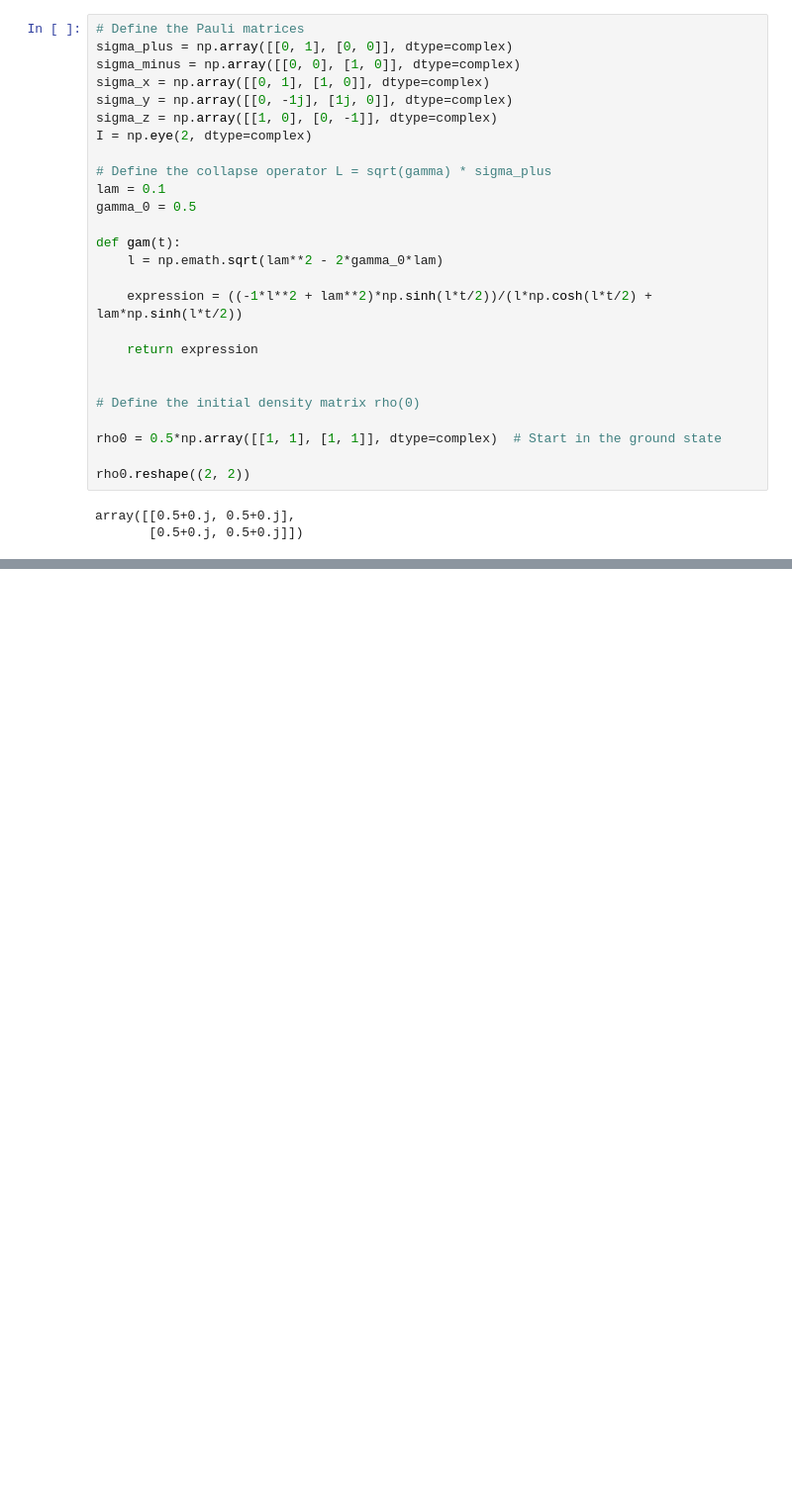
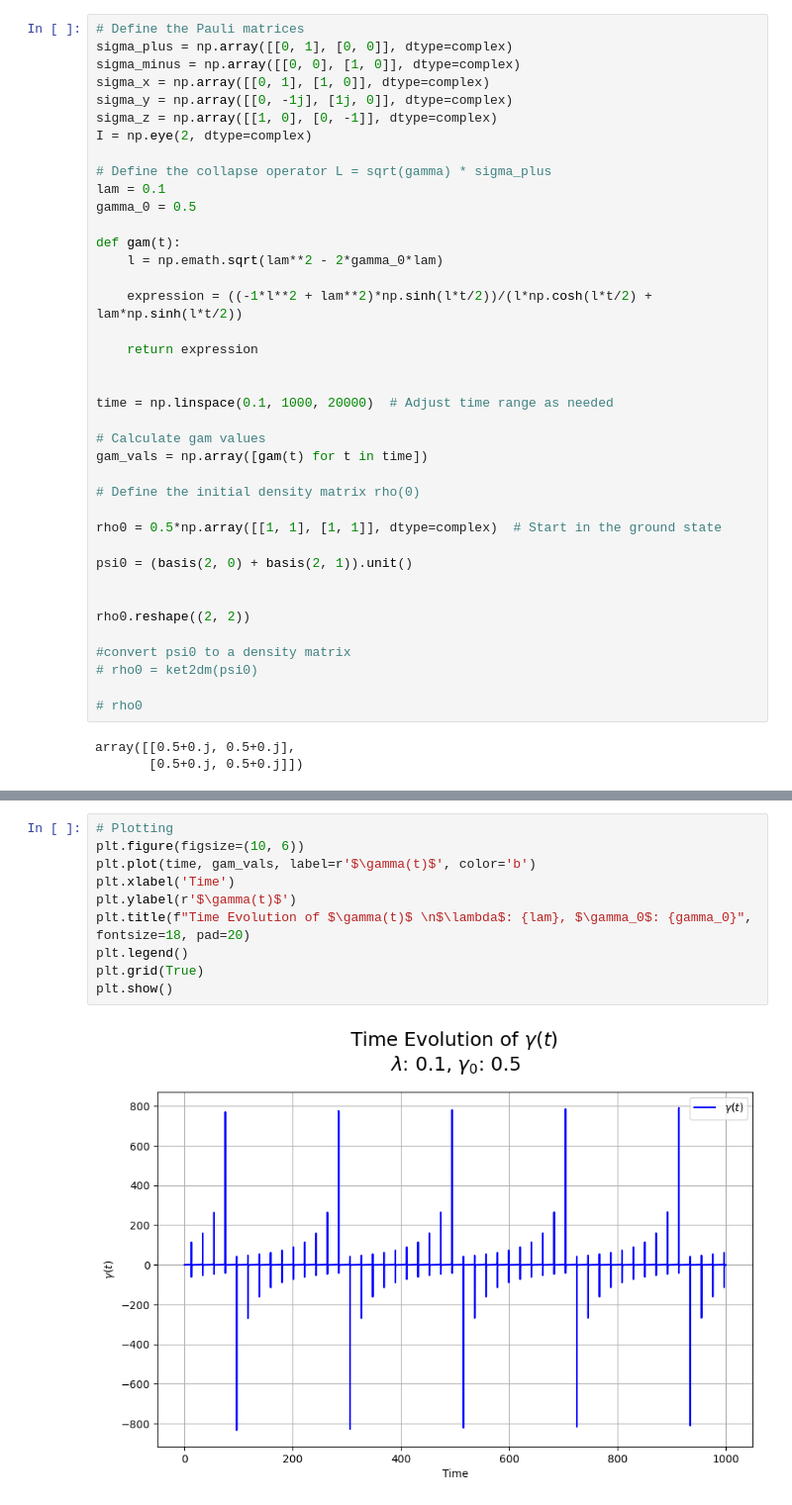
Before and after one commit to harishaseebat92/Non-Markovian-Solver, a Jupyter notebook: Notebooks/Non-Markovian Solvers/odeintw.ipynb, the cells around one changed output, grey strips where cells are left out. Shown: that part at 99% size. Drawn from its saved outputs; the diff is of its cells as text; blank space fills up the shorter version.

```diff
--- a/Notebooks/Non-Markovian Solvers/odeintw.ipynb
+++ b/Notebooks/Non-Markovian Solvers/odeintw.ipynb
@@ -19,11 +28,24 @@ def gam(t):
     return expression
 
 
+time = np.linspace(0.1, 1000, 20000)  # Adjust time range as needed
+
+# Calculate gam values
+gam_vals = np.array([gam(t) for t in time])
+
 # Define the initial density matrix rho(0)
 
 rho0 = 0.5*np.array([[1, 1], [1, 1]], dtype=complex)  # Start in the ground state
 
+psi0 = (basis(2, 0) + basis(2, 1)).unit()
+
+
 rho0.reshape((2, 2))
+
+#convert psi0 to a density matrix
+# rho0 = ket2dm(psi0)
+
+# rho0
 # %% [output]
 array([[0.5+0.j, 0.5+0.j],
        [0.5+0.j, 0.5+0.j]])
@@ -49,0 +52,12 @@ def lindblad_rhs(rho_vec, t):
+# %%
+# Plotting
+plt.figure(figsize=(10, 6))
+plt.plot(time, gam_vals, label=r'$\gamma(t)$', color='b')
+plt.xlabel('Time')
+plt.ylabel(r'$\gamma(t)$')
+plt.title(f"Time Evolution of $\gamma(t)$ \n$\lambda$: {lam}, $\gamma_0$: {gamma_0}", fontsize=18, pad=20)
+plt.legend()
+plt.grid(True)
+plt.show()
+# %% [output]
+[figure, added]
```
Also changed, not shown: parts of 6 cells of this notebook, 49 other files.
